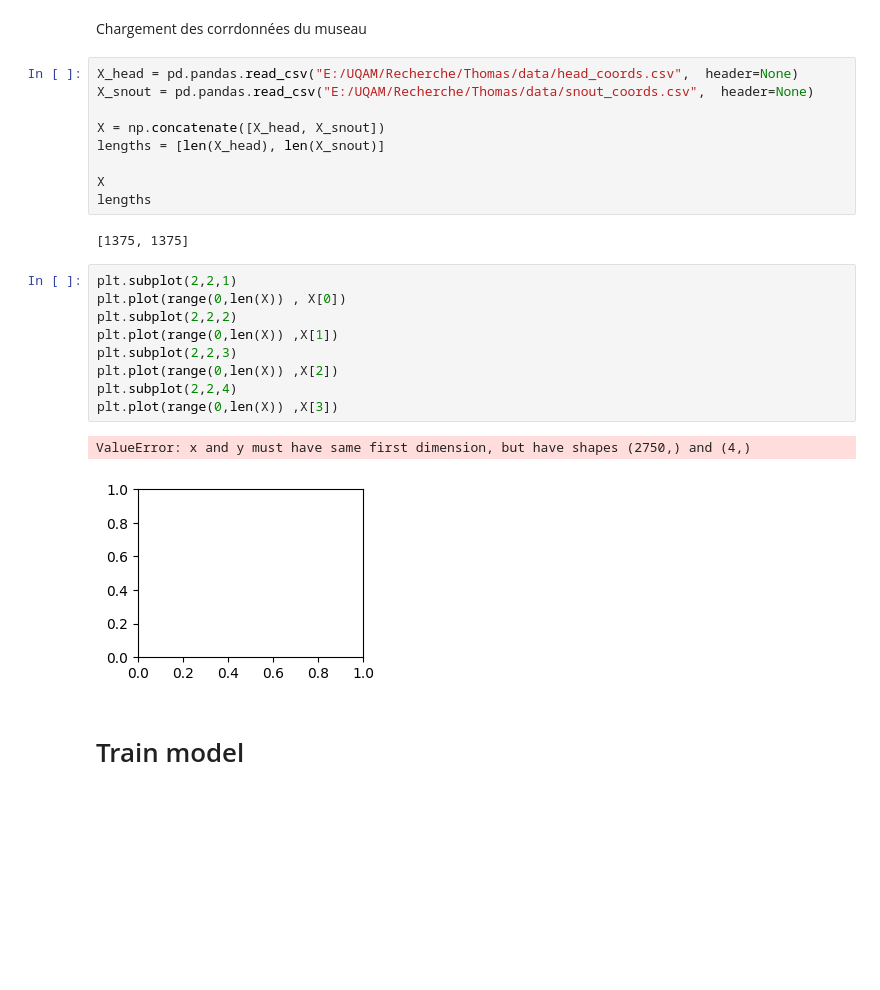
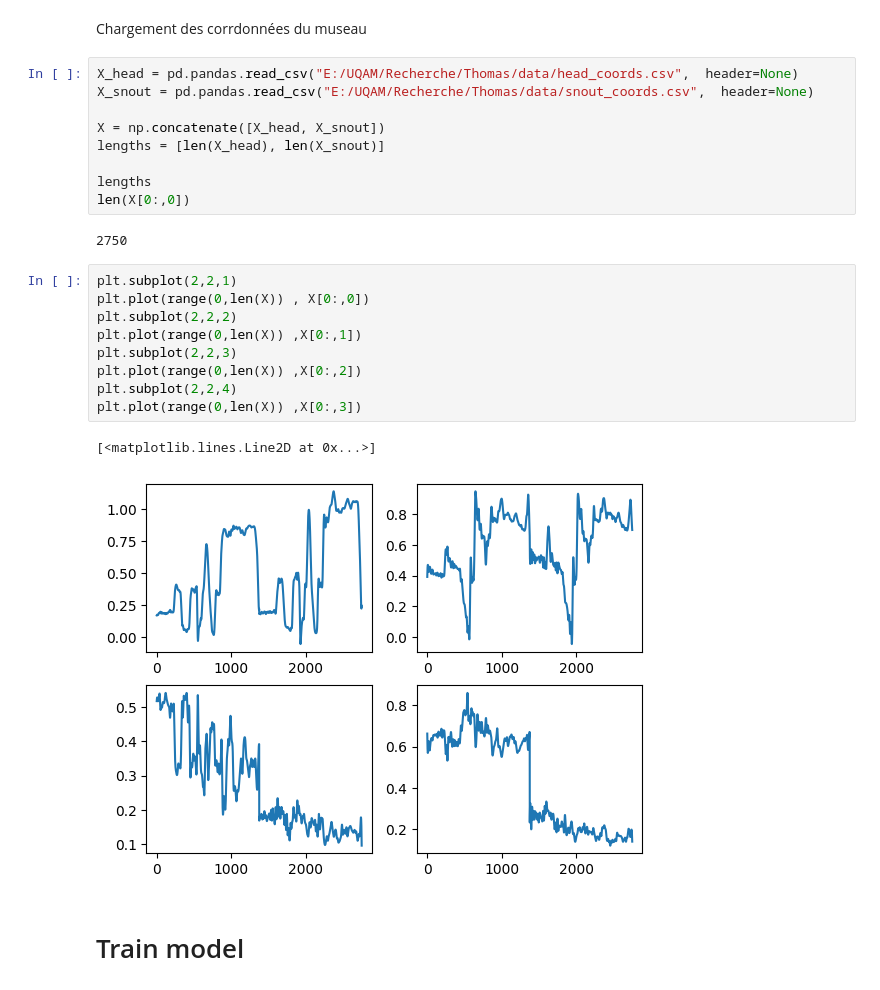
Before and after one commit to RinVyX/HmmComportement, a Jupyter notebook: head_snout.ipynb, the cells around one changed output. Drawn from its saved outputs; the diff is of its cells as text; blank space fills up the shorter version.

Commit message:
co-hmm, saved model values

```diff
--- a/head_snout.ipynb
+++ b/head_snout.ipynb
@@ -14,22 +15,22 @@ X_snout = pd.pandas.read_csv("E:/UQAM/Recherche/Thomas/data/snout_coords.csv",
 X = np.concatenate([X_head, X_snout])
 lengths = [len(X_head), len(X_snout)]
 
-X
 lengths
+len(X[0:,0])
 # %% [output]
-[1375, 1375]
+2750
 # %%
 plt.subplot(2,2,1)
-plt.plot(range(0,len(X)) , X[0])
+plt.plot(range(0,len(X)) , X[0:,0])
 plt.subplot(2,2,2)
-plt.plot(range(0,len(X)) ,X[1])
+plt.plot(range(0,len(X)) ,X[0:,1])
 plt.subplot(2,2,3)
-plt.plot(range(0,len(X)) ,X[2])
+plt.plot(range(0,len(X)) ,X[0:,2])
 plt.subplot(2,2,4)
-plt.plot(range(0,len(X)) ,X[3])
+plt.plot(range(0,len(X)) ,X[0:,3])
 # %% [output]
-ValueError: x and y must have same first dimension, but have shapes (2750,) and (4,)
+[<matplotlib.lines.Line2D at 0x...>]
-[figure, old version]
+[figure, new version]
 # %% [markdown]
 # Train model
 # %%
```
Also changed, not shown: parts of 5 cells of this notebook, 7 other files.
